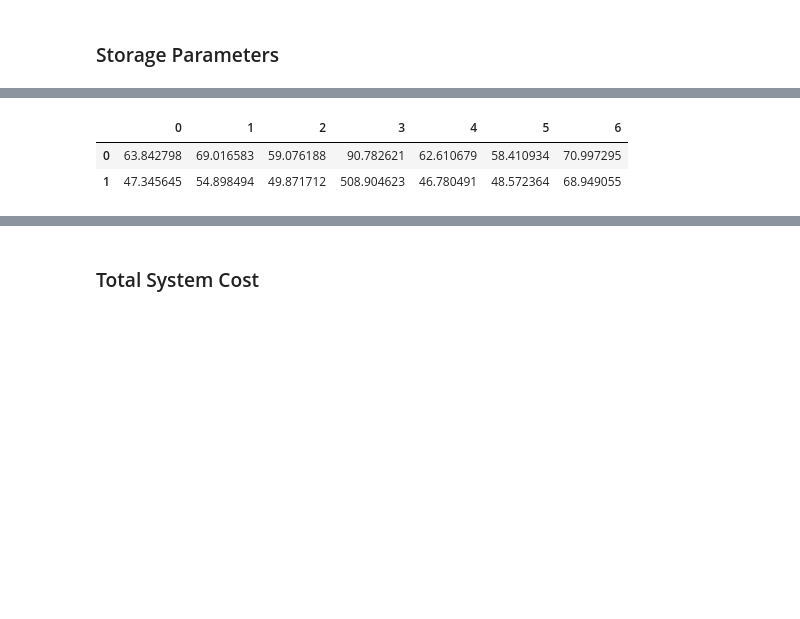
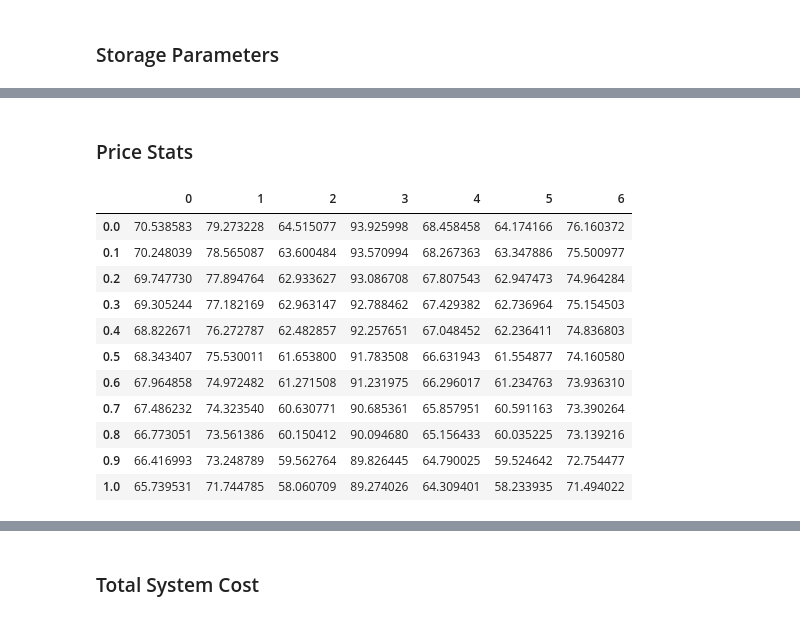
Before and after one commit to niklauskun/STESTS-Archive, a Jupyter notebook: Diagnose.ipynb, the cells around one changed output, grey strips where cells are left out. Saved outputs shown, nothing was run; the diff lists cells and outputs as text; code cells hidden in the pictures; blank space fills up the shorter version.

```diff
--- a/Diagnose.ipynb
+++ b/Diagnose.ipynb
@@ -18,7 +19,2 @@ price = pd.read_csv('output/'+case+'/EDprice.csv',header=None)
-# %%
-pricestats = pd.concat([price.mean()*12, (price*12).std()], axis=1)
-pricestats.T
-# %% [output]
-|  | 0 | 1 | 2 | 3 | 4 | 5 | 6 |
-| 0 | 63.842798 | 69.016583 | 59.076188 | 90.782621 | 62.610679 | 58.410934 | 70.997295 |
-| 1 | 47.345645 | 54.898494 | 49.871712 | 508.904623 | 46.780491 | 48.572364 | 68.949055 |
+# %% [markdown]
+### Price Stats
@@ -24,0 +48,15 @@ pricestats.T
+# %%
+mean_prices_df
+# %% [output]
+|  | 0 | 1 | 2 | 3 | 4 | 5 | 6 |
+| 0.0 | 70.538583 | 79.273228 | 64.515077 | 93.925998 | 68.458458 | 64.174166 | 76.160372 |
+| 0.1 | 70.248039 | 78.565087 | 63.600484 | 93.570994 | 68.267363 | 63.347886 | 75.500977 |
+| 0.2 | 69.747730 | 77.894764 | 62.933627 | 93.086708 | 67.807543 | 62.947473 | 74.964284 |
+| 0.3 | 69.305244 | 77.182169 | 62.963147 | 92.788462 | 67.429382 | 62.736964 | 75.154503 |
+| 0.4 | 68.822671 | 76.272787 | 62.482857 | 92.257651 | 67.048452 | 62.236411 | 74.836803 |
+| 0.5 | 68.343407 | 75.530011 | 61.653800 | 91.783508 | 66.631943 | 61.554877 | 74.160580 |
+| 0.6 | 67.964858 | 74.972482 | 61.271508 | 91.231975 | 66.296017 | 61.234763 | 73.936310 |
+| 0.7 | 67.486232 | 74.323540 | 60.630771 | 90.685361 | 65.857951 | 60.591163 | 73.390264 |
+| 0.8 | 66.773051 | 73.561386 | 60.150412 | 90.094680 | 65.156433 | 60.035225 | 73.139216 |
+| 0.9 | 66.416993 | 73.248789 | 59.562764 | 89.826445 | 64.790025 | 59.524642 | 72.754477 |
+| 1.0 | 65.739531 | 71.744785 | 58.060709 | 89.274026 | 64.309401 | 58.233935 | 71.494022 |
```
Also changed, not shown: parts of 17 cells of this notebook, 4 other files.
